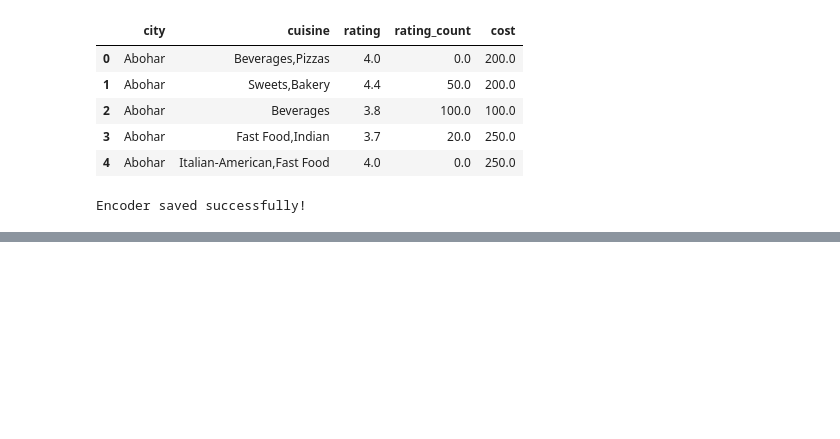
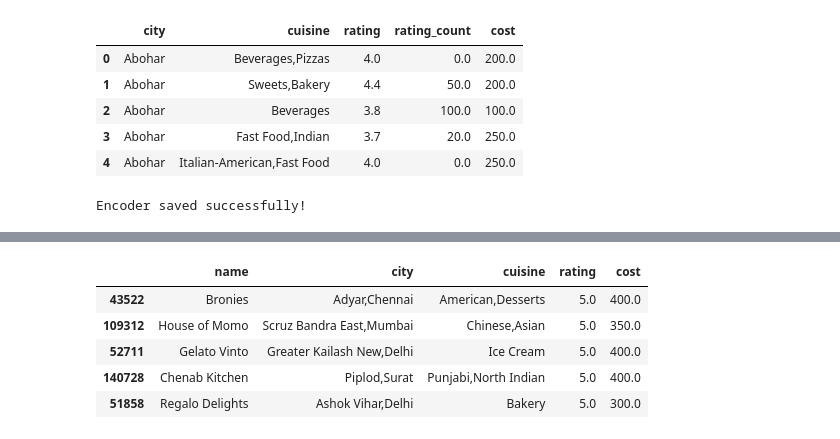
Before and after one commit to Volgapeter87/Swiggy-Restaurant-Recommendation-System, a Jupyter notebook: notebooks/02_preprocessing_and_similarity.ipynb, the cells around one changed output, grey strips where cells are left out. Drawn from its saved outputs; the diff is of its cells as text; code cells hidden in the pictures; blank space fills up the shorter version.

```diff
--- a/notebooks/02_preprocessing_and_similarity.ipynb
+++ b/notebooks/02_preprocessing_and_similarity.ipynb
@@ -100,0 +112,27 @@ df.iloc[recommended_indices][['name', 'city', 'cuisine', 'rating', 'cost']]
+# %%
+# Train Final K-Means Model
+kmeans = KMeans(n_clusters=10, random_state=42)
+clusters = kmeans.fit_predict(final_encoded_sparse)
+
+df['cluster'] = clusters
+# %%
+# K-Means Recommendation Function
+def recommend_kmeans(index, top_n=5):
+
+    cluster_id = df.iloc[index]['cluster']
+
+    same_cluster = df[df['cluster'] == cluster_id]
+
+    same_cluster = same_cluster.drop(index)
+
+    return same_cluster.sort_values(by='rating', ascending=False).head(top_n)
+# %%
+#Test K-Means Recommendation
+recommend_kmeans(10)[['name', 'city', 'cuisine', 'rating', 'cost']]
+# %% [output]
+|  | name | city | cuisine | rating | cost |
+| 43522 | Bronies | Adyar,Chennai | American,Desserts | 5.0 | 400.0 |
+| 109312 | House of Momo | Scruz Bandra East,Mumbai | Chinese,Asian | 5.0 | 350.0 |
+| 52711 | Gelato Vinto | Greater Kailash New,Delhi | Ice Cream | 5.0 | 400.0 |
+| 140728 | Chenab Kitchen | Piplod,Surat | Punjabi,North Indian | 5.0 | 400.0 |
+| 51858 | Regalo Delights | Ashok Vihar,Delhi | Bakery | 5.0 | 300.0 |
```
Also changed, not shown: parts of 13 cells of this notebook, 2 other files.
